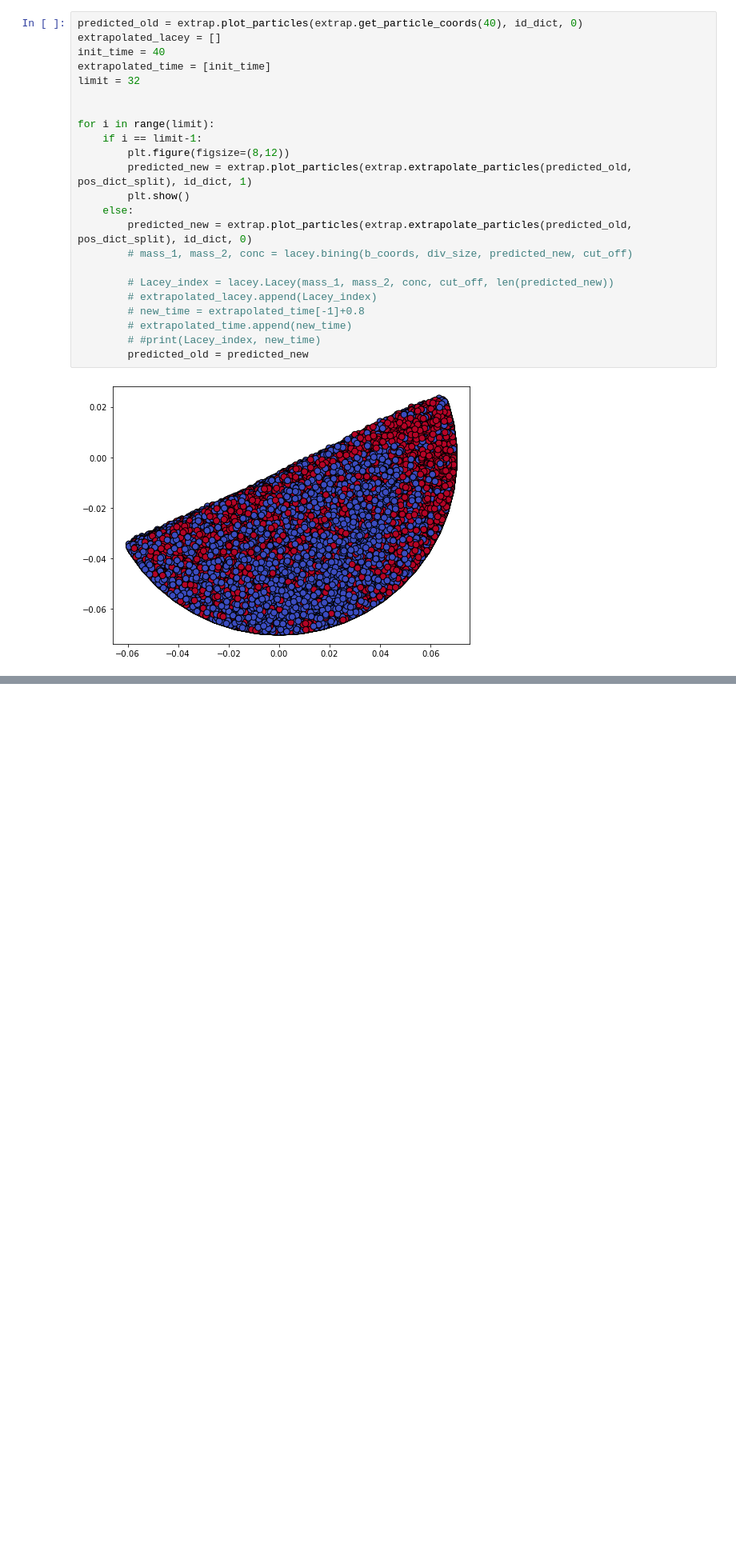
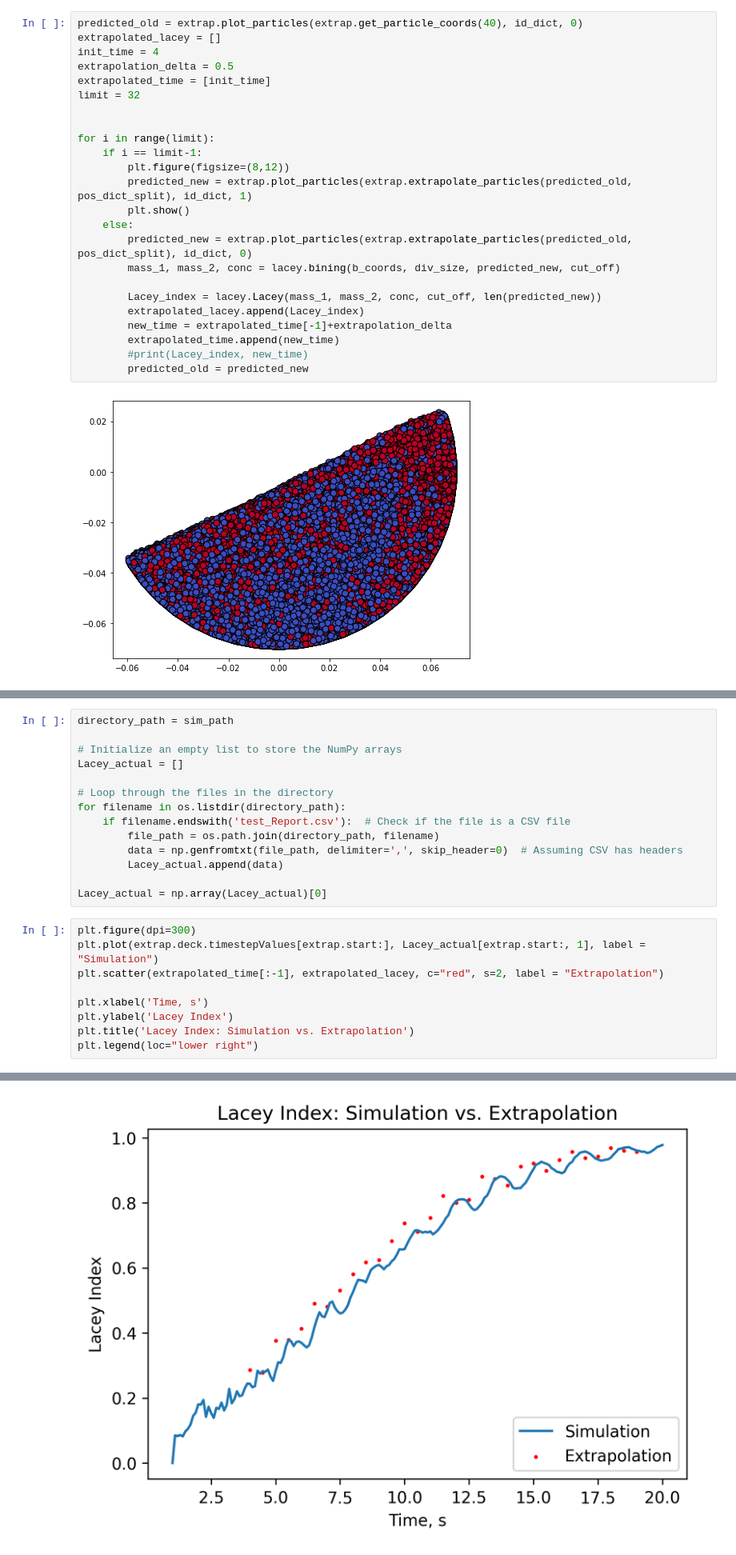
Before and after one commit to elispelis/DEM-Dissertation, a Jupyter notebook: src/kinetic_energy_analysis.ipynb, the cells around one changed output, grey strips where cells are left out. Shown at 80% size. Saved outputs shown, nothing was run; the diff lists cells and outputs as text; blank space fills up the shorter version.

Commit message:
Extrapolation for sliced in kin_enrg

```diff
--- a/src/kinetic_energy_analysis.ipynb
+++ b/src/kinetic_energy_analysis.ipynb
@@ -74,7 +128,8 @@ ex_3 = extrap.plot_particles(extrap.extrapolate_particles(extrap.get_particle_co
 # %%
 predicted_old = extrap.plot_particles(extrap.get_particle_coords(40), id_dict, 0)
 extrapolated_lacey = []
-init_time = 40
+init_time = 4
+extrapolation_delta = 0.5
 extrapolated_time = [init_time]
 limit = 32
 
@@ -86,13 +141,13 @@ for i in range(limit):
         plt.show()
     else:
         predicted_new = extrap.plot_particles(extrap.extrapolate_particles(predicted_old, pos_dict_split), id_dict, 0)
-        # mass_1, mass_2, conc = lacey.bining(b_coords, div_size, predicted_new, cut_off)
+        mass_1, mass_2, conc = lacey.bining(b_coords, div_size, predicted_new, cut_off)
 
-        # Lacey_index = lacey.Lacey(mass_1, mass_2, conc, cut_off, len(predicted_new))
-        # extrapolated_lacey.append(Lacey_index)
-        # new_time = extrapolated_time[-1]+0.8
-        # extrapolated_time.append(new_time)
-        # #print(Lacey_index, new_time)
+        Lacey_index = lacey.Lacey(mass_1, mass_2, conc, cut_off, len(predicted_new))
+        extrapolated_lacey.append(Lacey_index)
+        new_time = extrapolated_time[-1]+extrapolation_delta
+        extrapolated_time.append(new_time)
+        #print(Lacey_index, new_time)
         predicted_old = predicted_new
 # %% [output]
 [figure]
@@ -103,0 +158,24 @@ array([ 6.07427111e-02, -2.42504718e-02, -6.36732462e-03,  4.41786467e-06,
+# %%
+directory_path = sim_path
+
+# Initialize an empty list to store the NumPy arrays
+Lacey_actual = []
+
+# Loop through the files in the directory
+for filename in os.listdir(directory_path):
+    if filename.endswith('test_Report.csv'):  # Check if the file is a CSV file
+        file_path = os.path.join(directory_path, filename)
+        data = np.genfromtxt(file_path, delimiter=',', skip_header=0)  # Assuming CSV has headers
+        Lacey_actual.append(data)
+
+Lacey_actual = np.array(Lacey_actual)[0]
+# %%
+plt.figure(dpi=300)
+plt.plot(extrap.deck.timestepValues[extrap.start:], Lacey_actual[extrap.start:, 1], label = "Simulation")
+plt.scatter(extrapolated_time[:-1], extrapolated_lacey, c="red", s=2, label = "Extrapolation")
+
+plt.xlabel('Time, s')
+plt.ylabel('Lacey Index')
+plt.title('Lacey Index: Simulation vs. Extrapolation')
+plt.legend(loc="lower right")
+# %% [output]
@@ -103,0 +183 @@ array([ 6.07427111e-02, -2.42504718e-02, -6.36732462e-03,  4.41786467e-06,
+[figure, added]
```
Also changed, not shown: parts of 5 cells of this notebook, 2 other files.
